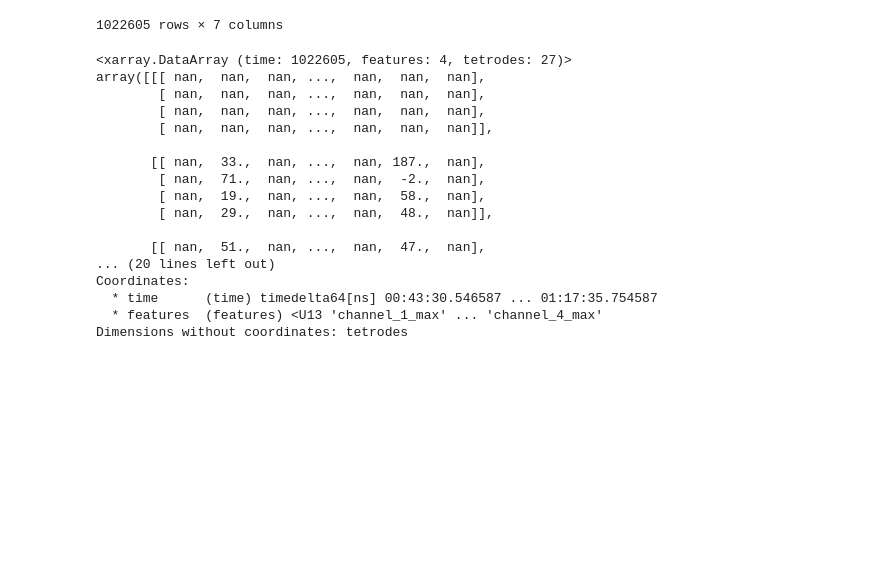
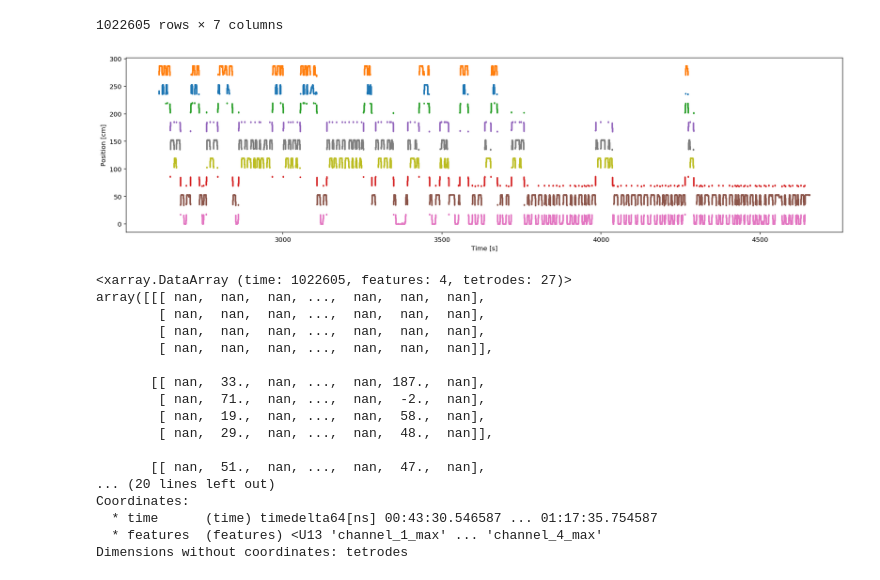
Before and after one commit to edeno/ac_clusterless_decoding, a Jupyter notebook: notebooks/2019_12_06_Decode.ipynb, the cells around one changed output. Cells and saved outputs as stored; diff of their text form; code cells hidden in the pictures; blank space fills up the shorter version.

Commit message:
Add figures

```diff
--- a/notebooks/2019_12_06_Decode.ipynb
+++ b/notebooks/2019_12_06_Decode.ipynb
@@ -43,6 +43,16 @@ data['position_info']
 | 01:17:35.752587 | 4.407675 | 28.512067 | -2.896297 | 3.053454 | 34.779819 | 5.0 | 52.695056 |
 | 01:17:35.754587 | 4.408966 | 28.504623 | -2.889136 | 3.115258 | 34.778310 | 5.0 | 52.693547 |
 1022605 rows × 7 columns
+# %%
+fig, ax = plt.subplots(figsize=(20, 5))
+
+for edge_label, df in data['position_info'].groupby('track_segment_id'):
+    ax.scatter(df.index / np.timedelta64(1, 's'), df.linear_position, s=1)
+
+ax.set_ylabel('Position [cm]')
+ax.set_xlabel('Time [s]');
+# %% [output]
+[figure, added]
 # %%
 data['multiunits']
 # %% [output]
```
Also changed, not shown: parts of 2 cells of this notebook.
